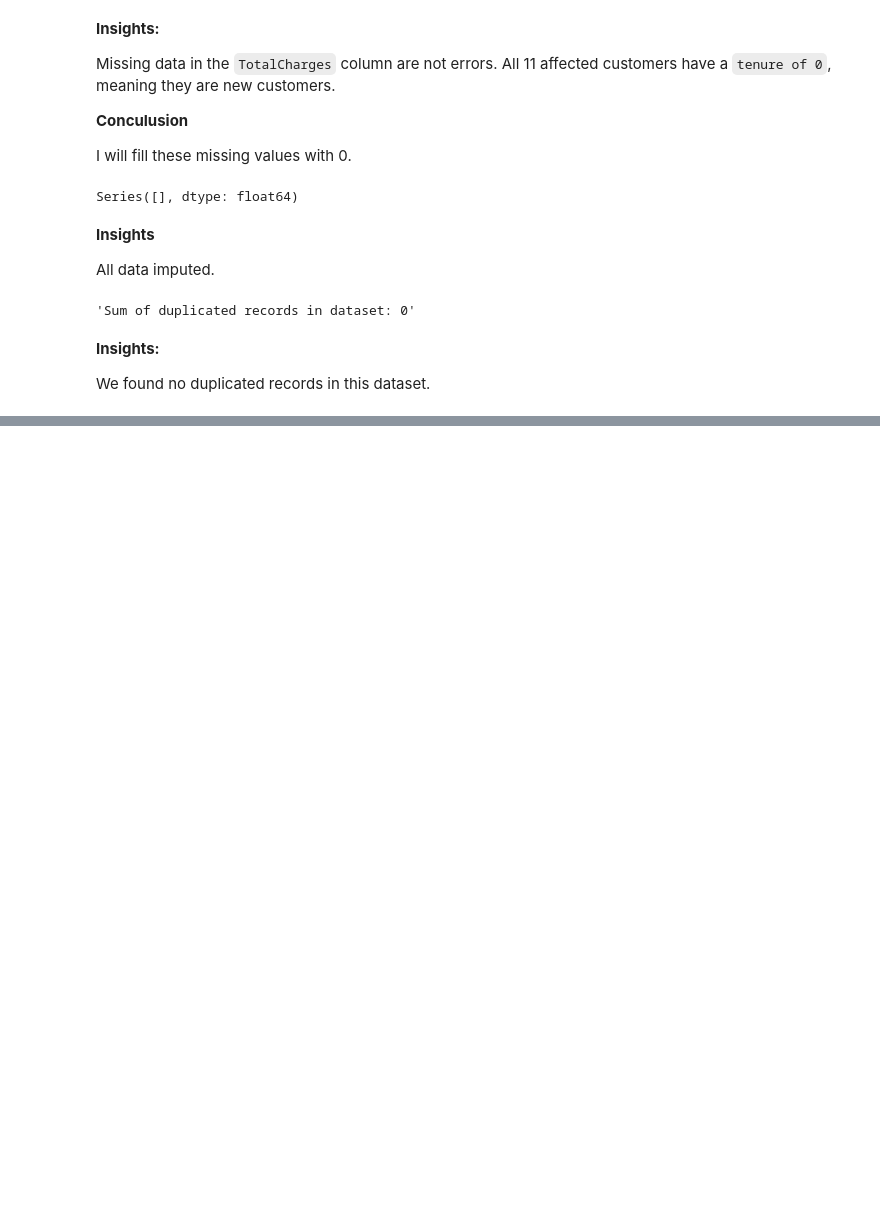
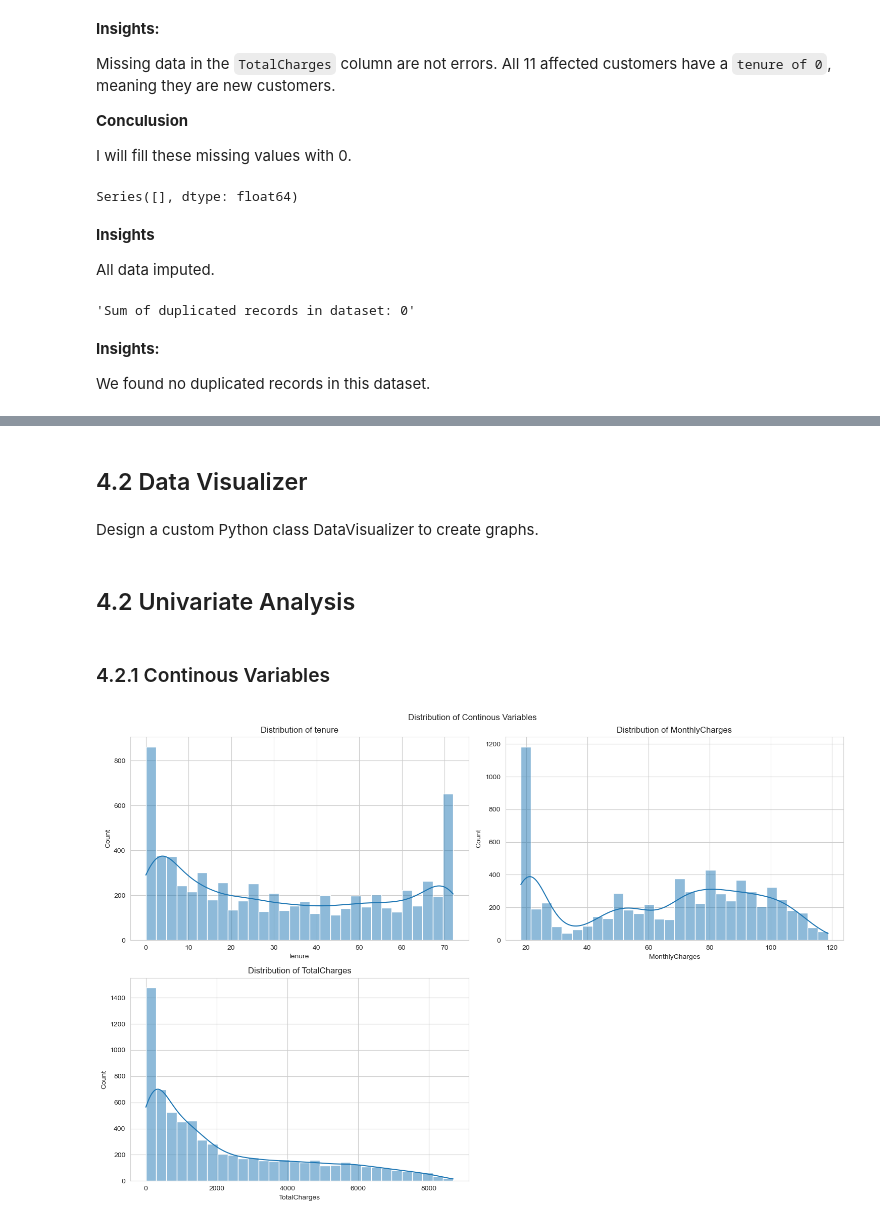
Before and after one commit to Oliwer1992/telco-customer-churn, a Jupyter notebook: 01_Data_Cleaning_and_EDA.ipynb, the cells around one changed output, grey strips where cells are left out. Drawn from its saved outputs; the diff is of its cells as text; code cells hidden in the pictures; blank space fills up the shorter version.

Commit message:
Complete univariate EDA and numerical correlations with Churn

```diff
--- a/01_Data_Cleaning_and_EDA.ipynb
+++ b/01_Data_Cleaning_and_EDA.ipynb
@@ -138,0 +145,9 @@ We found no duplicated records in this dataset.
+# %%
+churn_map = {'Yes': 1,
+             'No' : 0
+            }
+df['Churn'] = df['Churn'].map(churn_map)
+# %% [markdown]
+## 4.2 Data Visualizer
+# %% [markdown]
+Design a custom Python class DataVisualizer to create graphs.
@@ -138,0 +208,10 @@ We found no duplicated records in this dataset.
+# %% [markdown]
+## 4.2 Univariate Analysis
+# %% [markdown]
+### 4.2.1 Continous Variables
+# %%
+continous_variables = df[['tenure','MonthlyCharges','TotalCharges']]
+viz_continous = DataVisualizer(df)
+viz_continous.histplots(continous_variables,'Distribution of Continous Variables',2,2)
+# %% [output]
+[figure, added]
```
Also changed, not shown: parts of 17 cells of this notebook.
